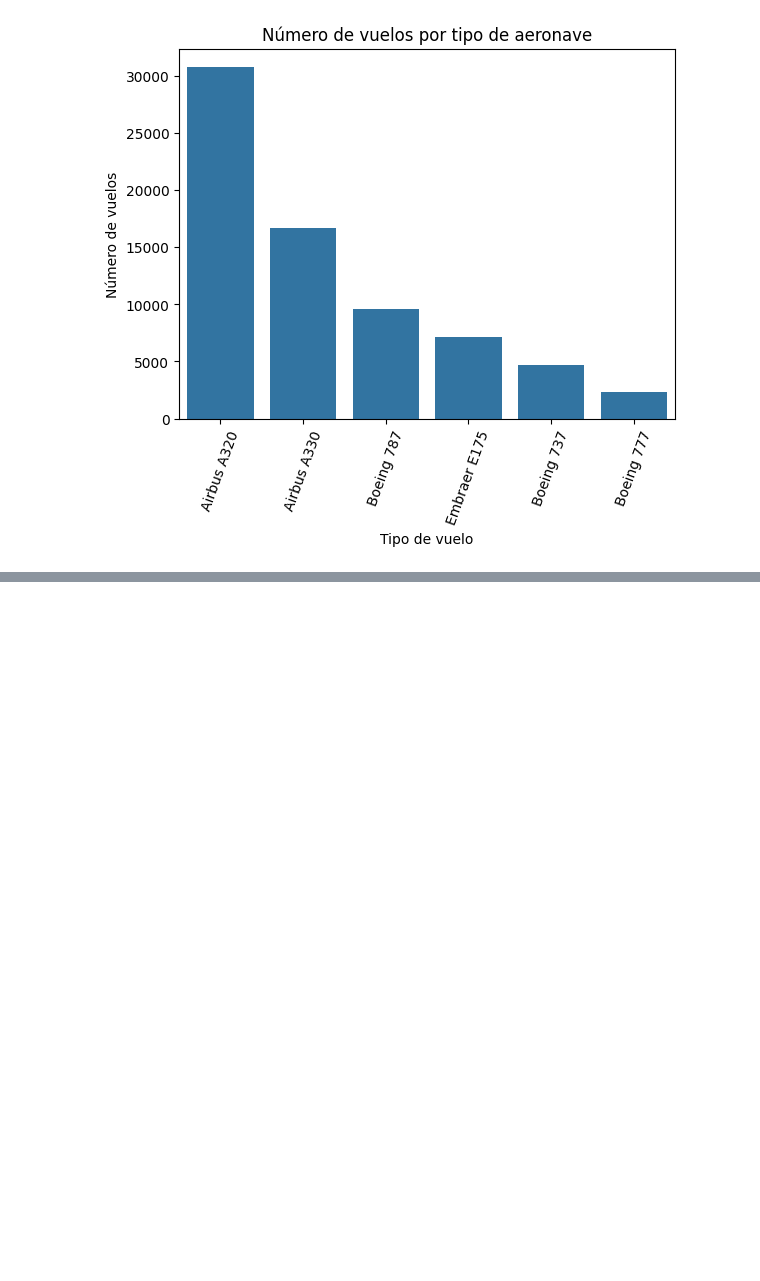
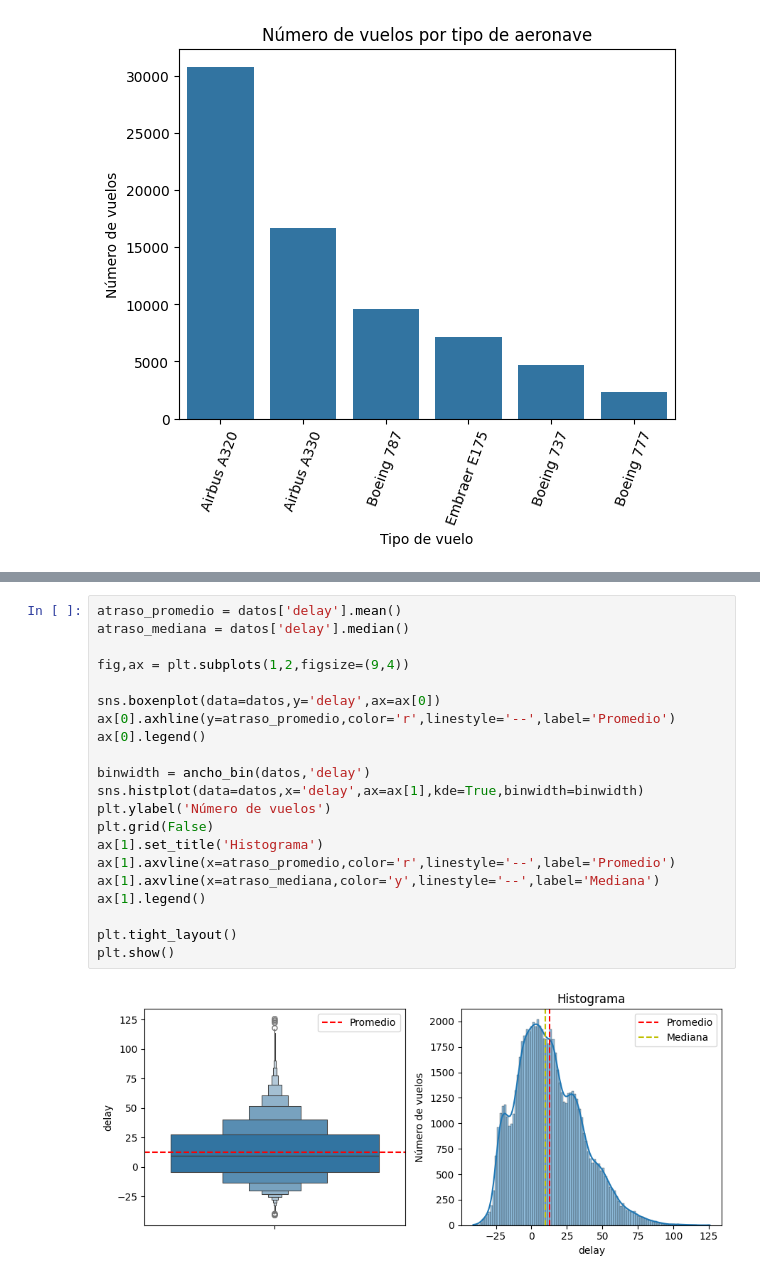
Before and after one commit to OctavioPinoRosas/Alura_Estadisticas_y_MachineLearning, a Jupyter notebook: IAaumentada-PrevisionDeAtrasosDeVuelos/optimizacionAeroportuaria.ipynb, the cells around one changed output, grey strips where cells are left out. Drawn from its saved outputs; the diff is of its cells as text; blank space fills up the shorter version.

```diff
--- a/IAaumentada-PrevisionDeAtrasosDeVuelos/optimizacionAeroportuaria.ipynb
+++ b/IAaumentada-PrevisionDeAtrasosDeVuelos/optimizacionAeroportuaria.ipynb
@@ -124,0 +153,23 @@ plt.show()
+# %%
+atraso_promedio = datos['delay'].mean()
+atraso_mediana = datos['delay'].median()
+
+fig,ax = plt.subplots(1,2,figsize=(9,4))
+
+sns.boxenplot(data=datos,y='delay',ax=ax[0])
+ax[0].axhline(y=atraso_promedio,color='r',linestyle='--',label='Promedio')
+ax[0].legend()
+
+binwidth = ancho_bin(datos,'delay')
+sns.histplot(data=datos,x='delay',ax=ax[1],kde=True,binwidth=binwidth)
+plt.ylabel('Número de vuelos')
+plt.grid(False)
+ax[1].set_title('Histograma')
+ax[1].axvline(x=atraso_promedio,color='r',linestyle='--',label='Promedio')
+ax[1].axvline(x=atraso_mediana,color='y',linestyle='--',label='Mediana')
+ax[1].legend()
+
+plt.tight_layout()
+plt.show()
+# %% [output]
+[figure, added]
```
Also changed, not shown: parts of 6 cells of this notebook.
